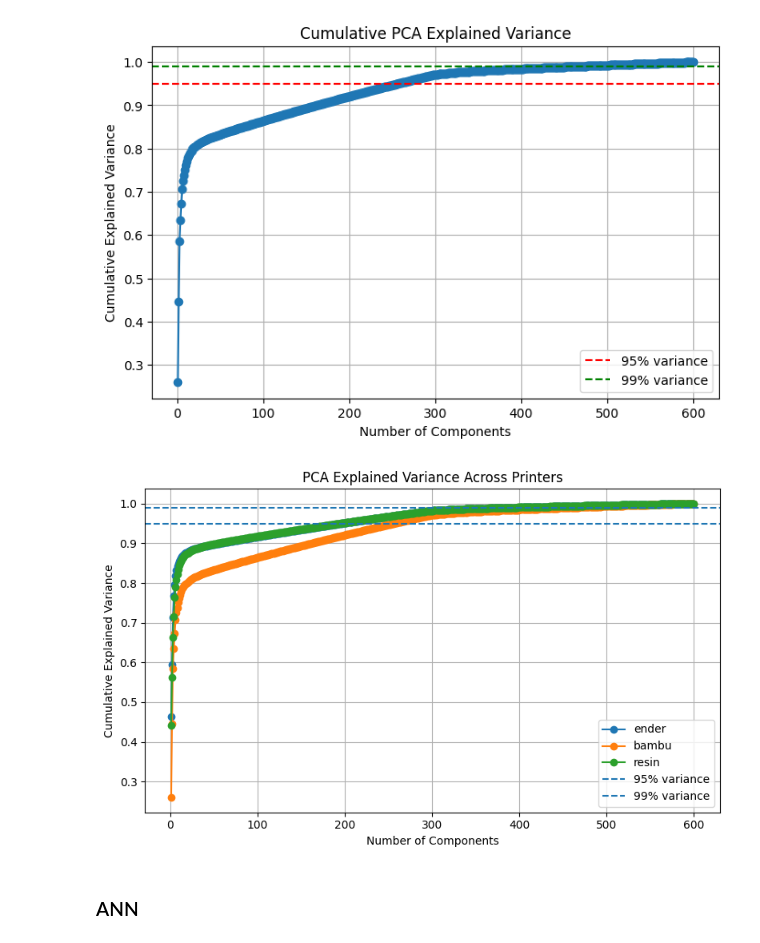
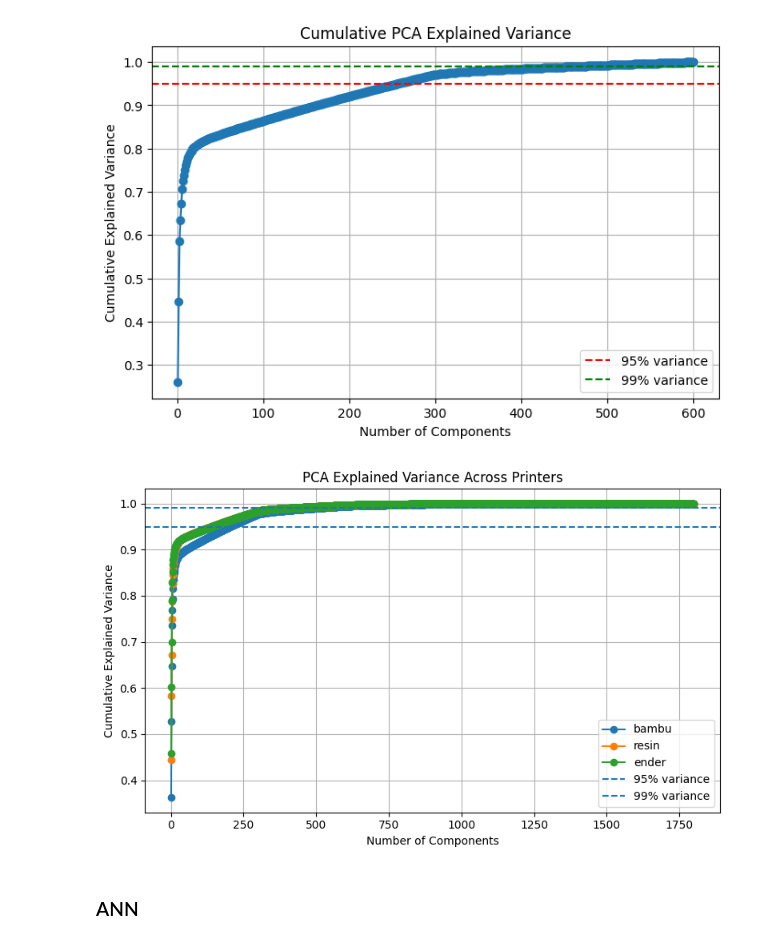
Before and after one commit to shepai/3D-textures, a Jupyter notebook: Experimental/all_the_same.ipynb, the cells around one changed output. Cells and saved outputs as stored; diff of their text form; code cells hidden in the pictures.

```diff
--- a/Experimental/all_the_same.ipynb
+++ b/Experimental/all_the_same.ipynb
@@ -633,9 +640,12 @@ bambu_X=np.load("/home/dexter/Documents/GitHub/3D-textures/Experimental/data/X.n
 bambu_dataset=pd.read_csv("/home/dexter/Documents/GitHub/3D-textures/Experimental/datameta.csv")
 print("Dataset size:",bambu_X.shape)
 print(len(bambu_dataset['Filament'].unique()),len(bambu_dataset['Printer'].unique()))
-bambu_dataset = bambu_dataset.applymap(lambda s: s.lower() if isinstance(s, str) else s)
 
-X=np.load("/mnt/data0/drs25/data/optical-tactile-dataset-for-textures/3DPrintedXgel.npy")
+"""bambu_dataset = bambu_dataset.map(
+    lambda s: s.lower() if isinstance(s, str) else s
+)"""
+
+"""X=np.load("/mnt/data0/drs25/data/optical-tactile-dataset-for-textures/3DPrintedXgel.npy")
 dataset=pd.read_csv("/its/home/drs25/3D-textures/Experimental/data/metagel.csv")
-dataset = dataset.applymap(lambda s: s.lower() if isinstance(s, str) else s)
+dataset = dataset.applymap(lambda s: s.lower() if isinstance(s, str) else s)"""
 # %% [output]
@@ -686,8 +712,8 @@ Other 70.66999999999999 % 1.3868389316074938
 Train 100.0 % 0.0
 Test 98.93333333333334 % 1.8306040290327965
 # %%
-X=np.load("/home/dexter/Documents/GitHub/3D-textures/Experimental/data/X.npy").astype(np.uint8)
-print(X.shape)
+#X=np.load("/home/dexter/Documents/GitHub/3D-textures/Experimental/data/X.npy").astype(np.uint8)
+#print(X.shape)
 dataset=pd.read_csv("/home/dexter/Documents/GitHub/3D-textures/Experimental/datameta.csv")
 dataset.sample(15)
 # %% [output]
@@ -850,8 +875,8 @@ import matplotlib.pyplot as plt
 import numpy as np
 from sklearn.decomposition import PCA
 
-printers = ["ender", "bambu", "resin"]  # replace with your names
-fil = ["PLAplus", "PLAminus", "resin"]  # replace with your names
+printers = ["bambu", "resin","ender"]  # replace with your names
+fil = ["PLAminus", "resin","PLAplus"]  # replace with your names
 
 plt.figure(figsize=(8,5))
 
@@ -864,7 +889,7 @@ for i,printer in enumerate(printers):
         filament=fil[i],
         augment=True,
         pattern=".1",
-        augtests=test
+        augtests=[0]
     )
 
     # flatten images if required
@@ -879,34 +904,34 @@ for i,printer in enumerate(printers):
 
     plt.plot(
         range(1, len(cumulative_variance)+1),
         cumulative_variance,
         marker='o',
         label=printer
     )
 
 
 plt.axhline(
     y=0.95,
     linestyle='--',
     label="95% variance"
 )
 
 plt.axhline(
     y=0.99,
     linestyle='--',
     label="99% variance"
 )
 
 plt.xlabel("Number of Components")
 plt.ylabel("Cumulative Explained Variance")
 plt.title("PCA Explained Variance Across Printers")
 plt.legend()
 plt.grid()
 plt.tight_layout()
 plt.savefig("/home/dexter/Documents/GitHub/3D-textures/assets/PCA_Explained.pdf")
 plt.show()
 # %% [output]
-[figure, old version]
+[figure, new version]
 # %% [markdown]
 ### ANN
 # %%
```
Also changed, not shown: parts of 4 cells of this notebook, 9 other files.
